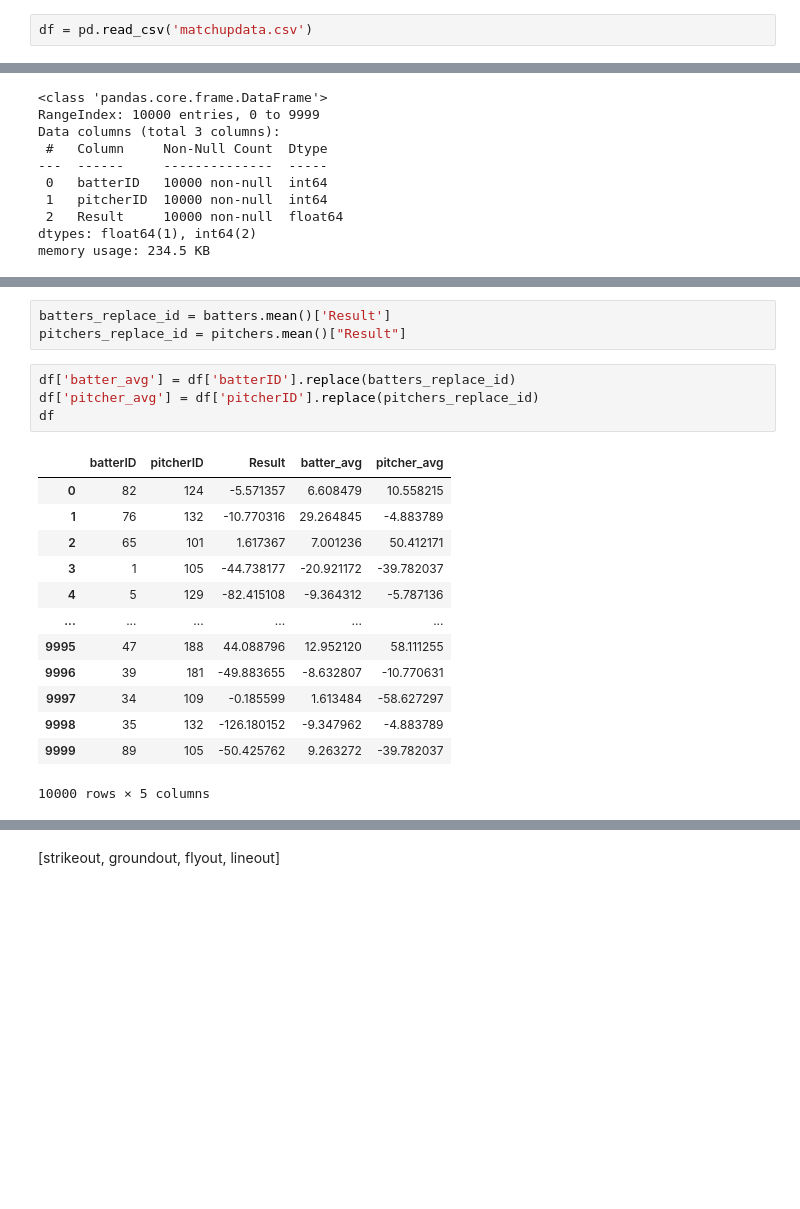
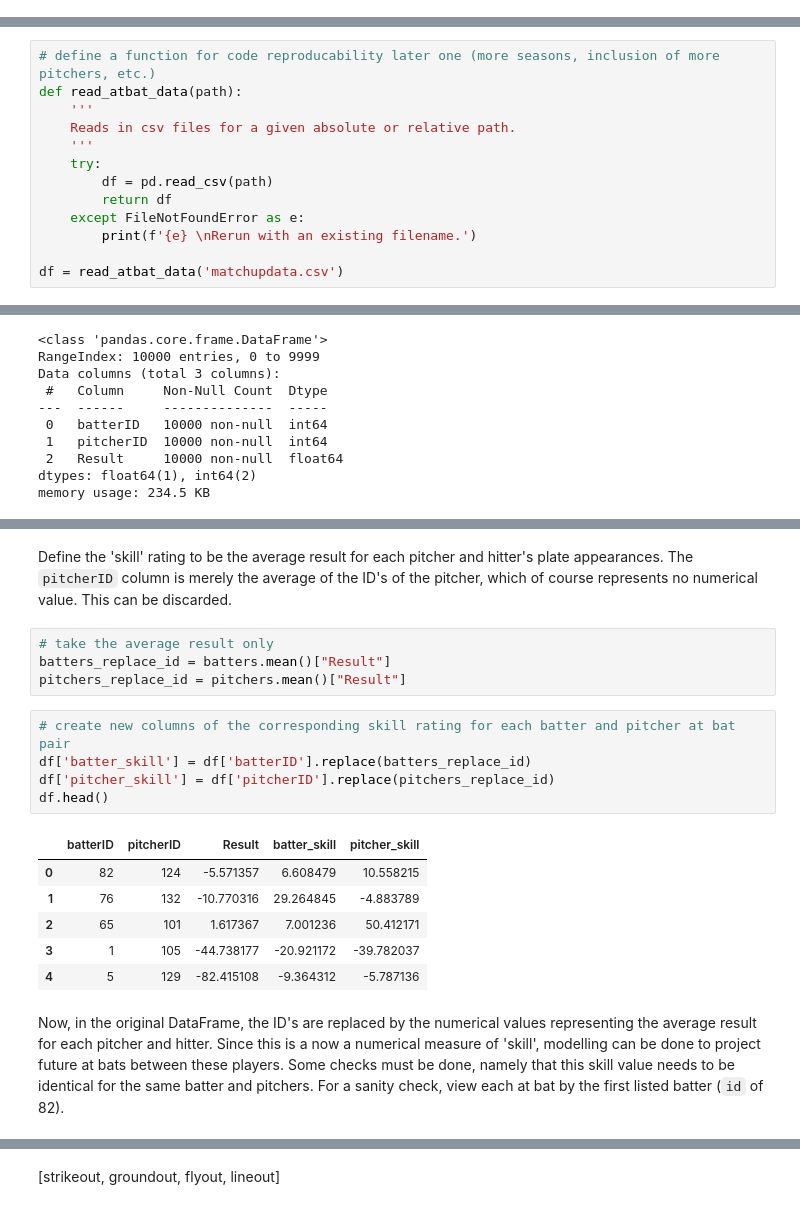
Before and after one commit to reetyf/yankees, a Jupyter notebook: part2/Hailey_Weinschenk_QA_Associate_Questionnaire_part2.ipynb, the cells around one changed output, grey strips where cells are left out. Drawn from its saved outputs; the diff is of its cells as text; blank space fills up the shorter version.

```diff
--- a/part2/Hailey_Weinschenk_QA_Associate_Questionnaire_part2.ipynb
+++ b/part2/Hailey_Weinschenk_QA_Associate_Questionnaire_part2.ipynb
@@ -118,5 +118,3 @@ If raising the requirement to 400 PA to show average OPS for starting caliber pl
 ### b.
 # %% [markdown]
 # 4.
-# %%
-df = pd.read_csv('matchupdata.csv')
@@ -123,3 +123,16 @@ df = pd.read_csv('matchupdata.csv')
+# %%
+# define a function for code reproducability later one (more seasons, inclusion of more pitchers, etc.)
+def read_atbat_data(path):
+    '''
+    Reads in csv files for a given absolute or relative path.
+    '''
+    try:
+        df = pd.read_csv(path)
+        return df
+    except FileNotFoundError as e:
+        print(f'{e} \nRerun with an existing filename.')
+
+df = read_atbat_data('matchupdata.csv')
 # %%
 df.head()
 # %% [output]
@@ -150,22 +195,21 @@ pitchers = df.groupby('pitcherID')
+# %% [markdown]
+Define the 'skill' rating to be the average result for each pitcher and hitter's plate appearances. The `pitcherID` column is merely the average of the ID's of the pitcher, which of course represents no numerical value. This can be discarded.
 # %%
-batters_replace_id = batters.mean()['Result']
+# take the average result only
+batters_replace_id = batters.mean()["Result"]
 pitchers_replace_id = pitchers.mean()["Result"]
 # %%
-df['batter_avg'] = df['batterID'].replace(batters_replace_id)
-df['pitcher_avg'] = df['pitcherID'].replace(pitchers_replace_id)
-df
+# create new columns of the corresponding skill rating for each batter and pitcher at bat pair
+df['batter_skill'] = df['batterID'].replace(batters_replace_id)
+df['pitcher_skill'] = df['pitcherID'].replace(pitchers_replace_id)
+df.head()
 # %% [output]
-|  | batterID | pitcherID | Result | batter_avg | pitcher_avg |
+|  | batterID | pitcherID | Result | batter_skill | pitcher_skill |
 | 0 | 82 | 124 | -5.571357 | 6.608479 | 10.558215 |
 | 1 | 76 | 132 | -10.770316 | 29.264845 | -4.883789 |
 | 2 | 65 | 101 | 1.617367 | 7.001236 | 50.412171 |
 | 3 | 1 | 105 | -44.738177 | -20.921172 | -39.782037 |
 | 4 | 5 | 129 | -82.415108 | -9.364312 | -5.787136 |
-| ... | ... | ... | ... | ... | ... |
-| 9995 | 47 | 188 | 44.088796 | 12.952120 | 58.111255 |
-| 9996 | 39 | 181 | -49.883655 | -8.632807 | -10.770631 |
-| 9997 | 34 | 109 | -0.185599 | 1.613484 | -58.627297 |
-| 9998 | 35 | 132 | -126.180152 | -9.347962 | -4.883789 |
-| 9999 | 89 | 105 | -50.425762 | 9.263272 | -39.782037 |
-10000 rows × 5 columns
+# %% [markdown]
+Now, in the original DataFrame, the ID's are replaced by the numerical values representing the average result for each pitcher and hitter. Since this is a now a numerical measure of 'skill', modelling can be done to project future at bats between these players. Some checks must be done, namely that this skill value needs to be identical for the same batter and pitchers. For a sanity check, view each at bat by the first listed batter (`id` of 82).
 # %%
```
Also changed, not shown: parts of 43 cells of this notebook.
